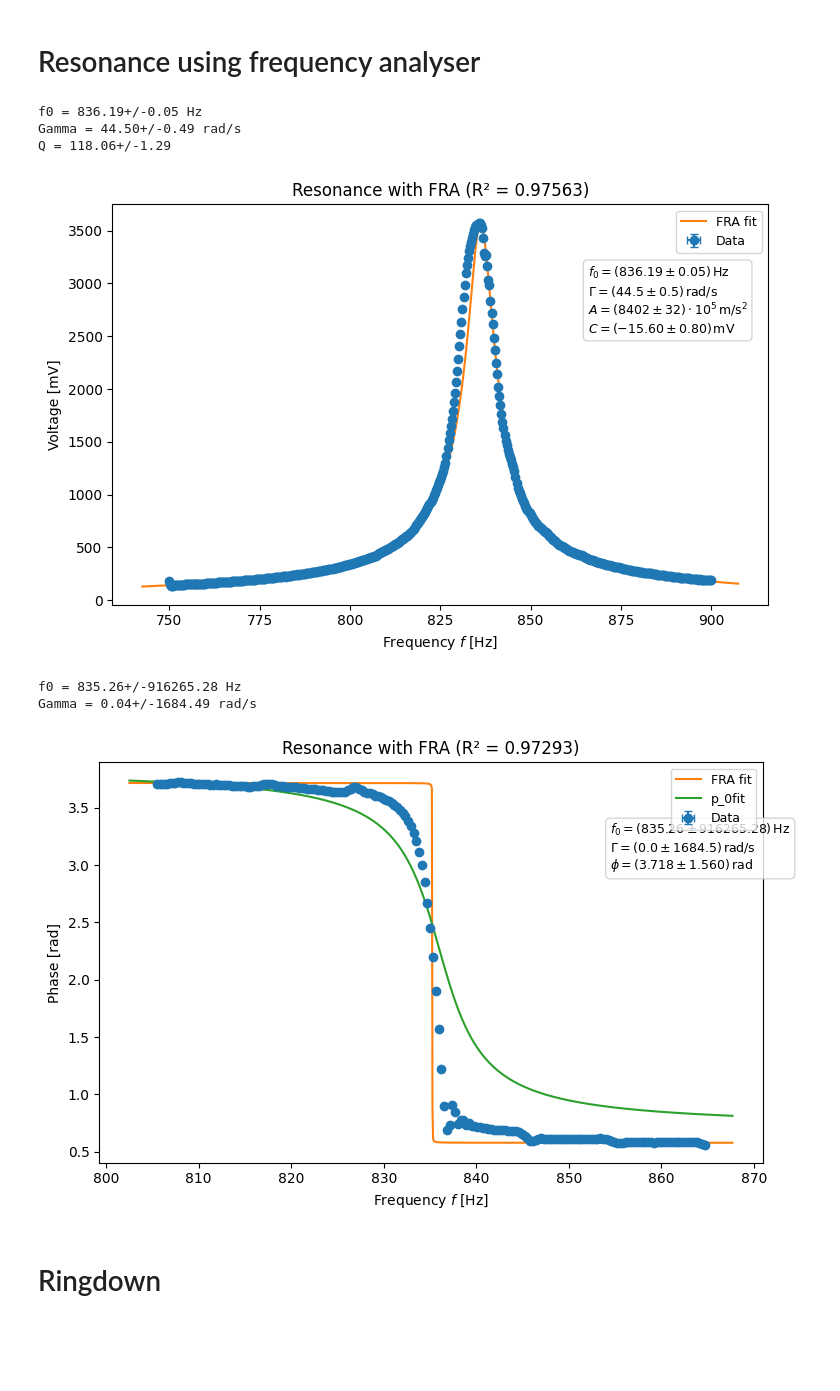
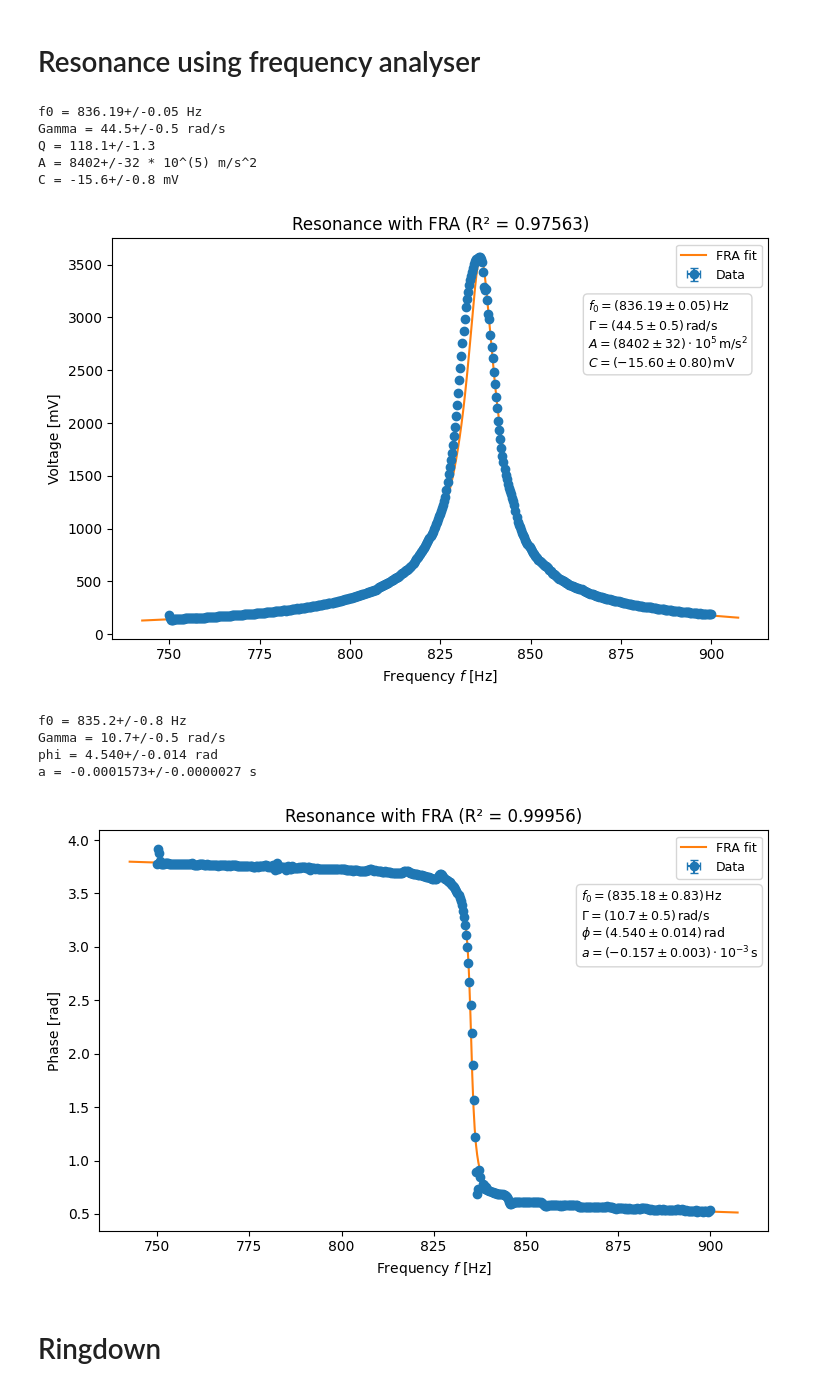
Before and after one commit to Mhfd10/P1_ETHZ, a Jupyter notebook: Mechanical_Resonator/main.ipynb, the cells around one changed output. Saved outputs shown, nothing was run; the diff lists cells and outputs as text; code cells hidden in the pictures; blank space fills up the shorter version.

```diff
--- a/Mechanical_Resonator/main.ipynb
+++ b/Mechanical_Resonator/main.ipynb
@@ -93,20 +95,21 @@ def fit_resonance_Amplitude(omega_u, R_V_u, p0, title="LIA"):
 # %%
 # phase fit
 def res_LIA_Phase(beta, omega):
-    omega_0, gamma, phi = beta
-    return -np.arctan2(omega * gamma , omega_0**2 - omega**2) +  phi
+    omega_0, gamma, phi, a = beta
+    return -np.arctan2(omega * gamma , omega_0**2 - omega**2) +  phi + a * omega
 
 def fit_resonance_phase(omega_u, Phase_rad_u, p0, title="LIA"):
     model = odr.Model(res_LIA_Phase)
     data = odr.RealData(unumpy.nominal_values(omega_u), unumpy.nominal_values(Phase_rad_u), sx=unumpy.std_devs(omega_u), sy=unumpy.std_devs(Phase_rad_u))
     odr_run = odr.ODR(data, model, beta0=p0).run()
 
-    omega0_fit, gamma_fit, phi_fit  = odr_run.beta
-    omega0_err, gamma_err, phi_err_fit = odr_run.sd_beta
+    omega0_fit, gamma_fit, phi_fit, a_fit  = odr_run.beta
+    omega0_err, gamma_err, phi_err_fit, a_err = odr_run.sd_beta
 
     omega_0 = ufloat(omega0_fit, omega0_err)
     gamma = ufloat(gamma_fit, gamma_err)
     phi = ufloat(phi_fit, phi_err_fit)
+    a = ufloat(a_fit, a_err)
 
     # r2-score
     y_hat = res_LIA_Phase(odr_run.beta, unumpy.nominal_values(omega_u))
@@ -117,8 +120,10 @@ def fit_resonance_phase(omega_u, Phase_rad_u, p0, title="LIA"):
     # convert to Frequency
     f_0 = omega_0/(2*np.pi)
 
-    print(f"f0 = {f_0:.2f} Hz")
-    print(f"Gamma = {gamma:.2f} rad/s")
+    print(f"f0 = {f_0} Hz")
+    print(f"Gamma = {gamma} rad/s")
+    print(f"phi = {phi} rad")
+    print(f"a = {a} s")
 
     # plot
     f_min, f_max = np.min(unumpy.nominal_values(omega_u)/(2*np.pi)), np.max(unumpy.nominal_values(omega_u)/(2*np.pi))
@@ -126,13 +131,11 @@ def fit_resonance_phase(omega_u, Phase_rad_u, p0, title="LIA"):
     f_fit = np.linspace(f_min - f_pad, f_max + f_pad, 1000)
     omega_fit = 2 * np.pi * f_fit
 
-    Phase_fit  = res_LIA_Phase([omega0_fit, gamma_fit, phi_fit], omega_fit)
-    Phase_p0 = res_LIA_Phase(p0, omega_fit)
+    Phase_fit  = res_LIA_Phase([omega0_fit, gamma_fit, phi_fit, a_fit], omega_fit)
 
     plt.figure(figsize=(7.5, 5))
     plt.errorbar(unumpy.nominal_values(omega_u)/(2*np.pi), unumpy.nominal_values(Phase_rad_u), xerr=unumpy.std_devs(omega_u)/(2*np.pi), yerr=unumpy.std_devs(Phase_rad_u), fmt='o', capsize=3, label='Data')
     plt.plot(f_fit, Phase_fit, '-', label=rf"{title} fit")
-    plt.plot(f_fit, Phase_p0, '-', label=rf"p_0fit")
     plt.xlabel('Frequency $f$ [Hz]')
     plt.ylabel('Phase [rad]')
     plt.title(f'Resonance with {title} (R² = {r_squared:.5f})')
@@ -155,13 +158,14 @@ def fit_resonance_phase(omega_u, Phase_rad_u, p0, title="LIA"):
     text_box = '\n'.join((
         rf'$f_0 = ({f_0.n:.2f} \pm {f_0.s:.2f})\,\mathrm{{Hz}}$',
         rf'$\Gamma = ({gamma.n:.1f} \pm {gamma.s:.1f})\,\mathrm{{rad/s}}$',
-        rf'$\phi = ({phi.n:.3f} \pm {phi.s:.3f})\,\mathrm{{rad}}$'
+        rf'$\phi = ({phi.n:.3f} \pm {phi.s:.3f})\,\mathrm{{rad}}$',
+        rf'$a = ({a.n*1000:.3f} \pm {a.s*1000:.3f})\cdot 10^{{-3}}\,\mathrm{{s}}$',
     ))
 
     # ---- Add matching text box ----
     plt.text(
-        0.77, # x
-        0.72, # y
+        0.72, # x
+        0.67, # y
         text_box,
         transform=plt.gca().transAxes,
         fontsize=9,
@@ -225,40 +232,45 @@ def uncertainty_approx(x):
 # %%
 file_path = "sweep.csv"
 df = pd.read_csv(file_path, comment="%", sep=",", header=None, names=["Time (Hz)", "Magnitude (dB)", "Phase (deg)"]) # dateien einlesen
 
 cols = ["Magnitude (dB)", "Phase (deg)"]
 df[cols] = df[cols].apply(lambda col: pd.to_numeric(col.astype(str).str.strip(), errors="coerce")) # get rid of spaces and convert anything to numbers
 
 data = df.dropna(subset=["Magnitude (dB)", "Phase (deg)"])
 f_Hz = np.array(data["Time (Hz)"].values)
 A_dBm = np.array(data["Magnitude (dB)"].values)
 Phase_deg = np.array(data["Phase (deg)"].values)
 
 # conversions
 A_V = dBm_to_Vpp(A_dBm) # convert dB to V
 Phase_rad = (Phase_deg * np.pi / 180) % (2 * np.pi) # convert deg to rad
 
 f_Hz_err = np.array([uncertainty_approx(i) for i in f_Hz])
 A_V_err = np.array([uncertainty_approx(i) for i in A_V])
 Phase_rad_err = np.array(([uncertainty_approx(i) for i in Phase_rad]))
 
 omega_u = unumpy.uarray(f_Hz, f_Hz_err) * (2 * np.pi)
 A_v_u = unumpy.uarray(A_V, A_V_err) * 1000 # convert to mV
 Phase_rad_u = unumpy.uarray(Phase_rad, Phase_rad_err)
 
 p0 = [2*np.pi*835, 100, 1157050000, 830]
 fit_resonance_Amplitude(omega_u, A_v_u, p0, "FRA")
 
-p0 = [2*np.pi*836, 44, np.pi+0.7]
-fit_resonance_phase(omega_u[200:400], Phase_rad_u[200:400], p0, "FRA")
+#p0 = [2*np.pi*836, 4, np.pi+0.6]
+p0 = [2*np.pi*836, 4, np.pi, -0.001]
+fit_resonance_phase(omega_u, Phase_rad_u, p0, "FRA")
 # %% [output]
 f0 = 836.19+/-0.05 Hz
-Gamma = 44.50+/-0.49 rad/s
-Q = 118.06+/-1.29
+Gamma = 44.5+/-0.5 rad/s
+Q = 118.1+/-1.3
+A = 8402+/-32 * 10^(5) m/s^2
+C = -15.6+/-0.8 mV
 [figure]
-f0 = 835.26+/-916265.28 Hz
-Gamma = 0.04+/-1684.49 rad/s
+f0 = 835.2+/-0.8 Hz
+Gamma = 10.7+/-0.5 rad/s
+phi = 4.540+/-0.014 rad
+a = -0.0001573+/-0.0000027 s
-[figure, old version]
+[figure, new version]
 # %% [markdown]
 # Ringdown
 # %%
```
Also changed, not shown: parts of 4 cells of this notebook, 3 other files.
